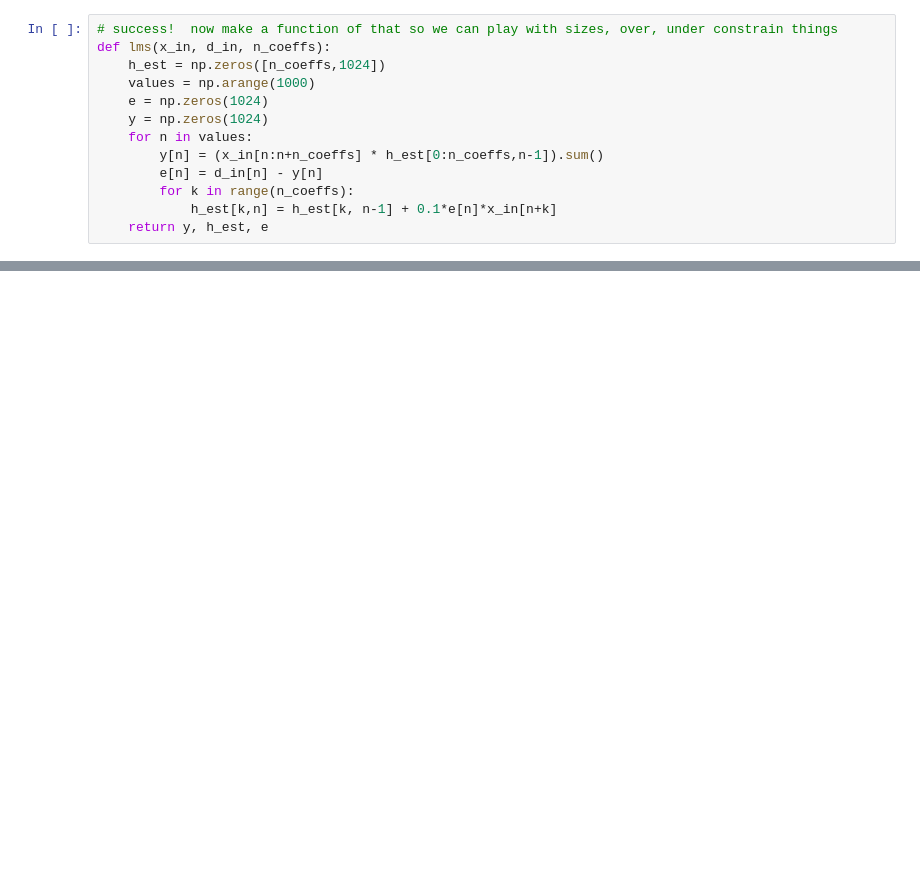
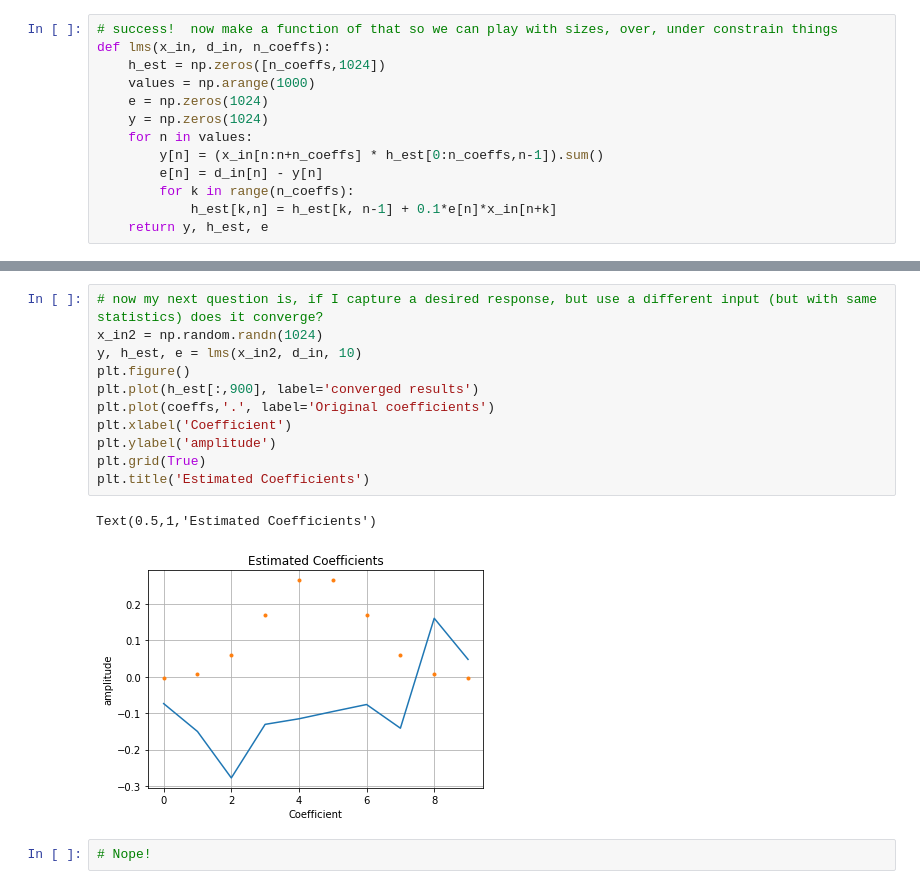
Before and after one commit to zstechly/various_notebooks, a Jupyter notebook: lms_test.ipynb, the cells around one changed output, grey strips where cells are left out. Drawn from its saved outputs; the diff is of its cells as text; blank space fills up the shorter version.

```diff
--- a/lms_test.ipynb
+++ b/lms_test.ipynb
@@ -66,0 +67,16 @@ plt.grid(True)
+# %%
+# now my next question is, if I capture a desired response, but use a different input (but with same statistics) does it converge?
+x_in2 = np.random.randn(1024)
+y, h_est, e = lms(x_in2, d_in, 10)
+plt.figure()
+plt.plot(h_est[:,900], label='converged results')
+plt.plot(coeffs,'.', label='Original coefficients')
+plt.xlabel('Coefficient')
+plt.ylabel('amplitude')
+plt.grid(True)
+plt.title('Estimated Coefficients')
+# %% [output]
+Text(0.5,1,'Estimated Coefficients')
+[figure, added]
+# %%
+# Nope!
```
Also changed, not shown: parts of 2 cells of this notebook.
